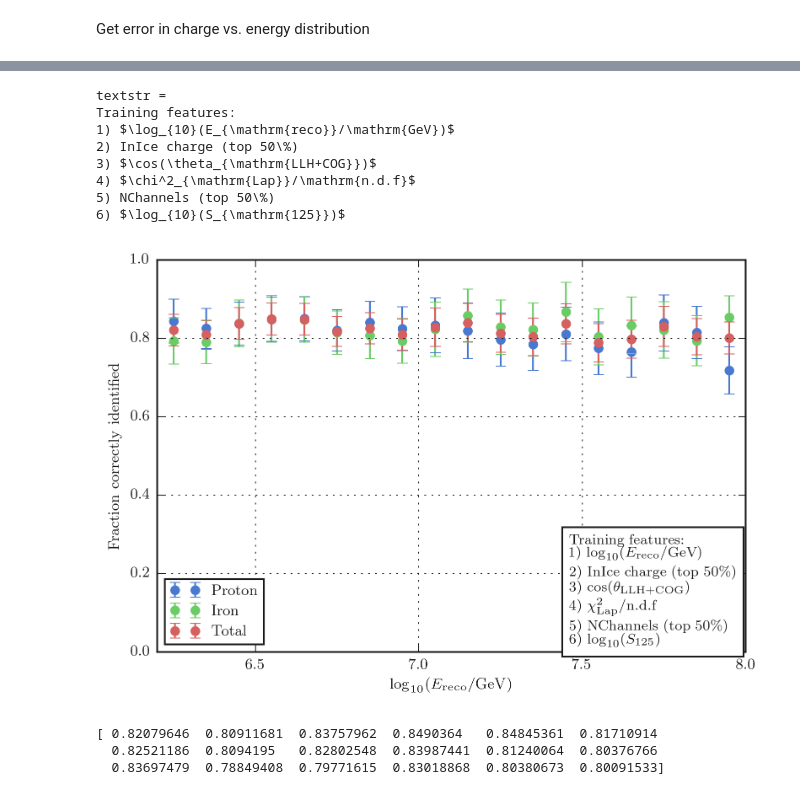
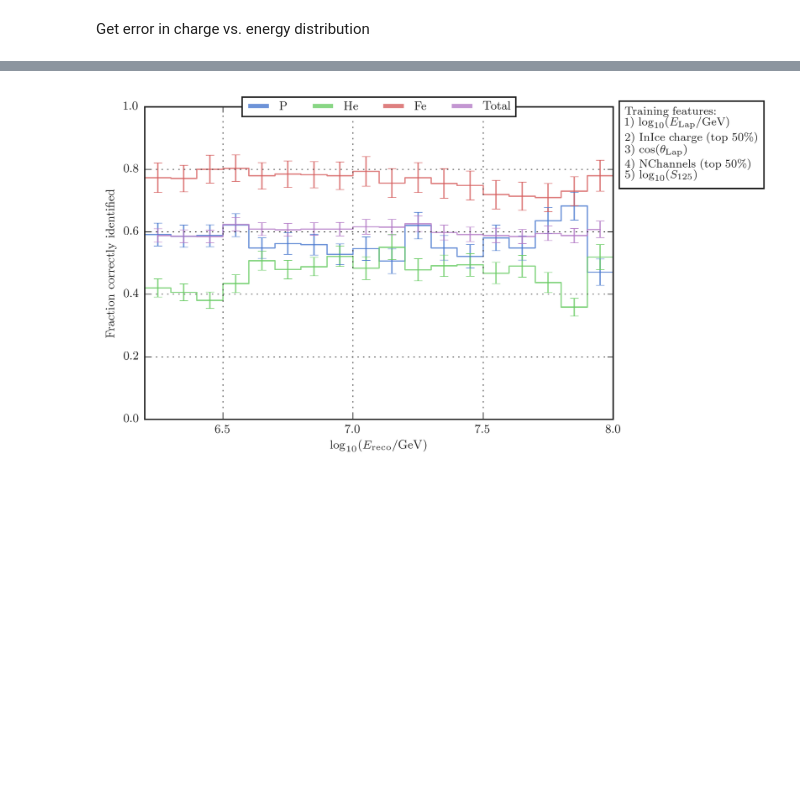
Before and after one commit to jrbourbeau/cr-composition, a Jupyter notebook: analysis/fraction-correct-RF.ipynb, the cells around one changed output, grey strips where cells are left out. Drawn from its saved outputs; the diff is of its cells as text; code cells hidden in the pictures; blank space fills up the shorter version.

```diff
--- a/analysis/fraction-correct-RF.ipynb
+++ b/analysis/fraction-correct-RF.ipynb
@@ -40,10 +28,10 @@ sns.set_color_codes()
 # %%
 df, cut_dict = comp.load_sim(return_cut_dict=True)
 selection_mask = np.array([True] * len(df))
-standard_cut_keys = ['LLHLF_reco_exists', 'LLHLF_zenith', 'num_hits_1_30', 'IT_signal',
-                     'StationDensity', 'max_qfrac_1_30', 'LLHLF_containment', 'energy_range']
-# standard_cut_keys = ['LLHlap_reco_exists', 'LLHlap_zenith', 'num_hits_1_30', 'IT_signal',
-#                      'StationDensity', 'max_qfrac_1_30', 'LLHlap_containment', 'energy_range']
+standard_cut_keys = ['lap_reco_success', 'lap_zenith', 'num_hits_45_60', 'IT_signal',
+                     'StationDensity', 'max_qfrac_45_60', 'lap_containment', 'energy_range_lap']
+# standard_cut_keys = ['lap_reco_success', 'lap_zenith', 'num_hits_1_30', 'IT_signal',
+#                      'StationDensity', 'max_qfrac_1_30', 'lap_containment', 'energy_range_lap']
 # standard_cut_keys = ['reco_exists', 'reco_zenith', 'num_hits_1_60', 'IT_signal',
 #                      'StationDensity', 'max_qfrac_1_60', 'reco_containment', 'energy_range']
 for key in standard_cut_keys:
@@ -54,7 +42,7 @@ df = df[selection_mask]
 feature_list, feature_labels = comp.get_training_features()
 print('training features = {}'.format(feature_list))
 X_train, X_test, y_train, y_test, le = comp.get_train_test_sets(
-    df, feature_list)
+    df, feature_list, train_he=True, test_he=True)
 
 print('number training events = ' + str(y_train.shape[0]))
 # %% [output]
@@ -71,7 +86,7 @@ gs = GridSearchCV(estimator=pipeline,
                   scoring='accuracy',
                   cv=5,
                   verbose=1,
-                  n_jobs=10)
+                  n_jobs=20)
 gs = gs.fit(X_train, y_train)
 print('best GS CV score = {}'.format(gs.best_score_))
 print('best GS CV depths = {}'.format(gs.best_params_))
@@ -177,54 +293,56 @@ reco_total_frac, reco_total_frac_err = comp.ratio_error(
 # %%
 # Plot fraction of events vs energy
 fig, ax = plt.subplots()
-ax.errorbar(energy_midpoints, reco_proton_frac,
-            yerr=reco_proton_frac_err,
-            # xerr=energy_bin_width / 2,
-            marker='.', markersize=10,
-            label='Proton')
-ax.errorbar(energy_midpoints, reco_iron_frac,
-            yerr=reco_iron_frac_err,
-            # xerr=energy_bin_width / 2,
-            marker='.', markersize=10,
-            label='Iron')
-ax.errorbar(energy_midpoints, reco_total_frac,
-            yerr=reco_total_frac_err,
-            # xerr=energy_bin_width / 2,
-            marker='.', markersize=10,
-            label='Total')
+for composition in comp_list:
+    ebar = ax.errorbar(energy_midpoints, reco_frac[composition],
+                yerr=reco_frac_err[composition],
+                # xerr=energy_bin_width / 2,
+                marker=None, markersize=5,
+                alpha=0.8)
+    step_x = energy_midpoints
+    step_x = np.append(step_x[0]-energy_bin_width/2, step_x)
+    step_x = np.append(step_x, step_x[-1]+energy_bin_width/2)
+    step_y = reco_frac[composition]
+    step_y = np.append(step_y[0], step_y)
+    step_y = np.append(step_y, step_y[-1])
+    ax.step(step_x, step_y, where='mid',
+            marker=None, color=ebar[0].get_color(), linewidth=0.9,
+            linestyle='-', label=composition, alpha=0.8)
+ebar = ax.errorbar(energy_midpoints, reco_frac['total'],
+                yerr=reco_frac_err['total'],
+                # xerr=energy_bin_width / 2,
+                marker=None, markersize=5,
+                alpha=0.8)
+ax.step(energy_midpoints, reco_frac['total'], where='mid', marker=None,
+        color=ebar[0].get_color(), linewidth=0.9, label='Total', alpha=0.8)
 plt.xlabel('$\log_{10}(E_{\mathrm{reco}}/\mathrm{GeV})$')
 ax.set_ylabel('Fraction correctly identified')
 ax.set_ylim([0.0, 1.0])
 ax.set_xlim([6.2, 8.0])
 # ax.set_xlim([6.2, 9.5])
 plt.grid()
-plt.legend(loc=3)
+# leg = plt.legend(loc=3)
+leg = plt.legend(loc='upper center', bbox_to_anchor=(0.5, 1.05),
+          ncol=len(comp_list)+1, fancybox=False, shadow=False)
+# set the linewidth of each legend object
+for legobj in leg.legendHandles:
+    legobj.set_linewidth(3.0)
 # place a text box in upper left in axes coords
 textstr = 'Training features: \n'
 for i, label in enumerate(feature_labels):
     if (i == len(feature_labels)-1):
         textstr += '{}) '.format(i+1) + label
     else:
         textstr += '{}) '.format(i+1) + label + '\n'
-print('textstr = \n' + textstr)
+# print(textstr)
 props = dict(facecolor='white')
-ax.text(0.7, 0.3, textstr, transform=ax.transAxes, fontsize=8,
+# ax.text(0.0, 0.0, textstr, transform=ax.transAxes, fontsize=8,
+#         verticalalignment='top', bbox=props)
+ax.text(1.025, 1.0, textstr, transform=ax.transAxes, fontsize=8,
         verticalalignment='top', bbox=props)
 outfile = '/home/jbourbeau/public_html/figures/composition' + \
           '/fraction-reco-correct_vs_reco-energy_RF.png'
 plt.savefig(outfile)
 plt.show()
-print(reco_total_frac)
 # %% [output]
-textstr =
-Training features:
-1) $\log_{10}(E_{\mathrm{reco}}/\mathrm{GeV})$
-2) InIce charge (top 50\%)
-3) $\cos(\theta_{\mathrm{LLH+COG}})$
-4) $\chi^2_{\mathrm{Lap}}/\mathrm{n.d.f}$
-5) NChannels (top 50\%)
-6) $\log_{10}(S_{\mathrm{125}})$
-[figure, old version]
+[figure, new version]
-[ 0.82079646  0.80911681  0.83757962  0.8490364   0.84845361  0.81710914
-  0.82521186  0.8094195   0.82802548  0.83987441  0.81240064  0.80376766
-  0.83697479  0.78849408  0.79771615  0.83018868  0.80380673  0.80091533]
```
Also changed, not shown: parts of 20 cells of this notebook, 49 other files.
